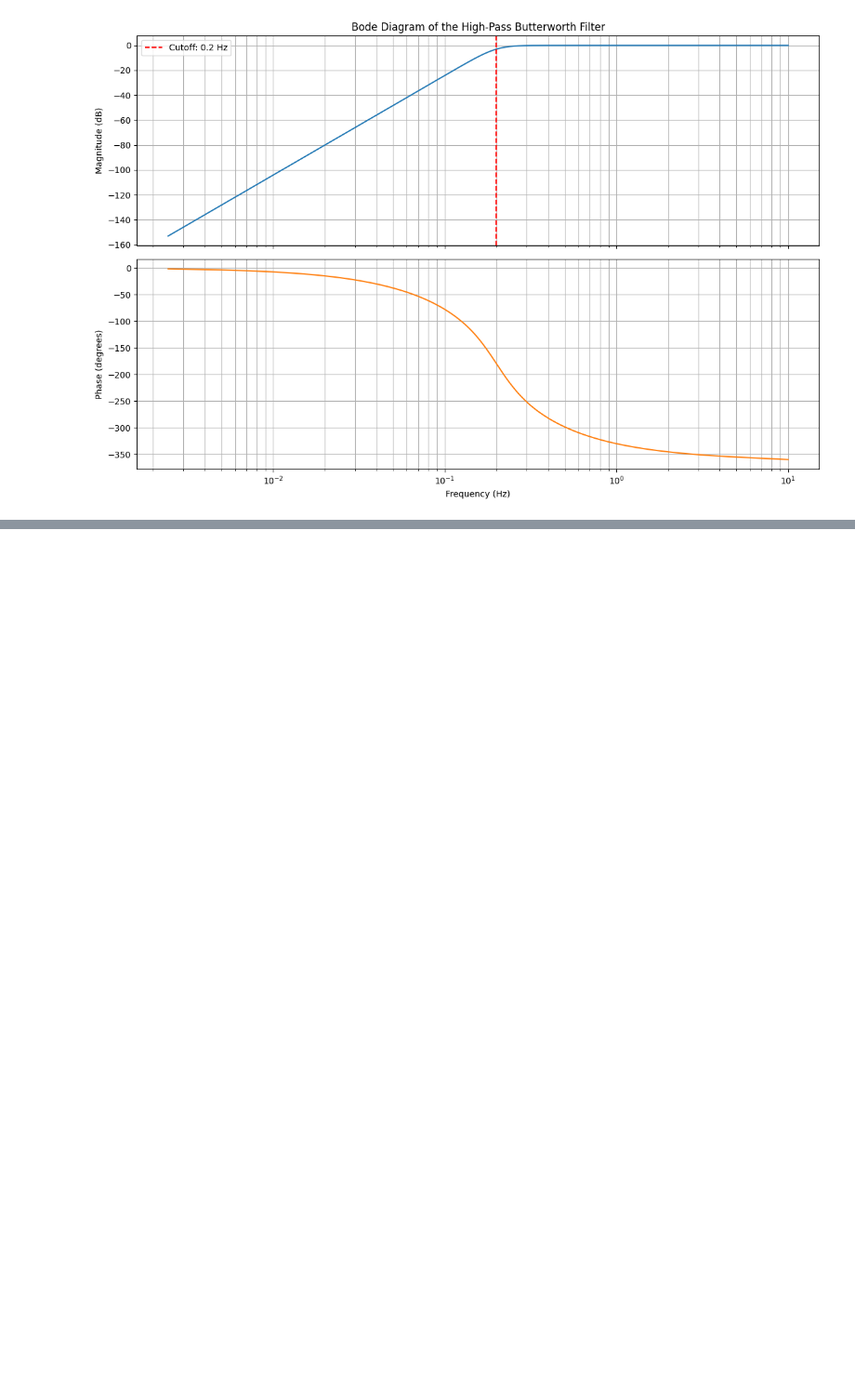
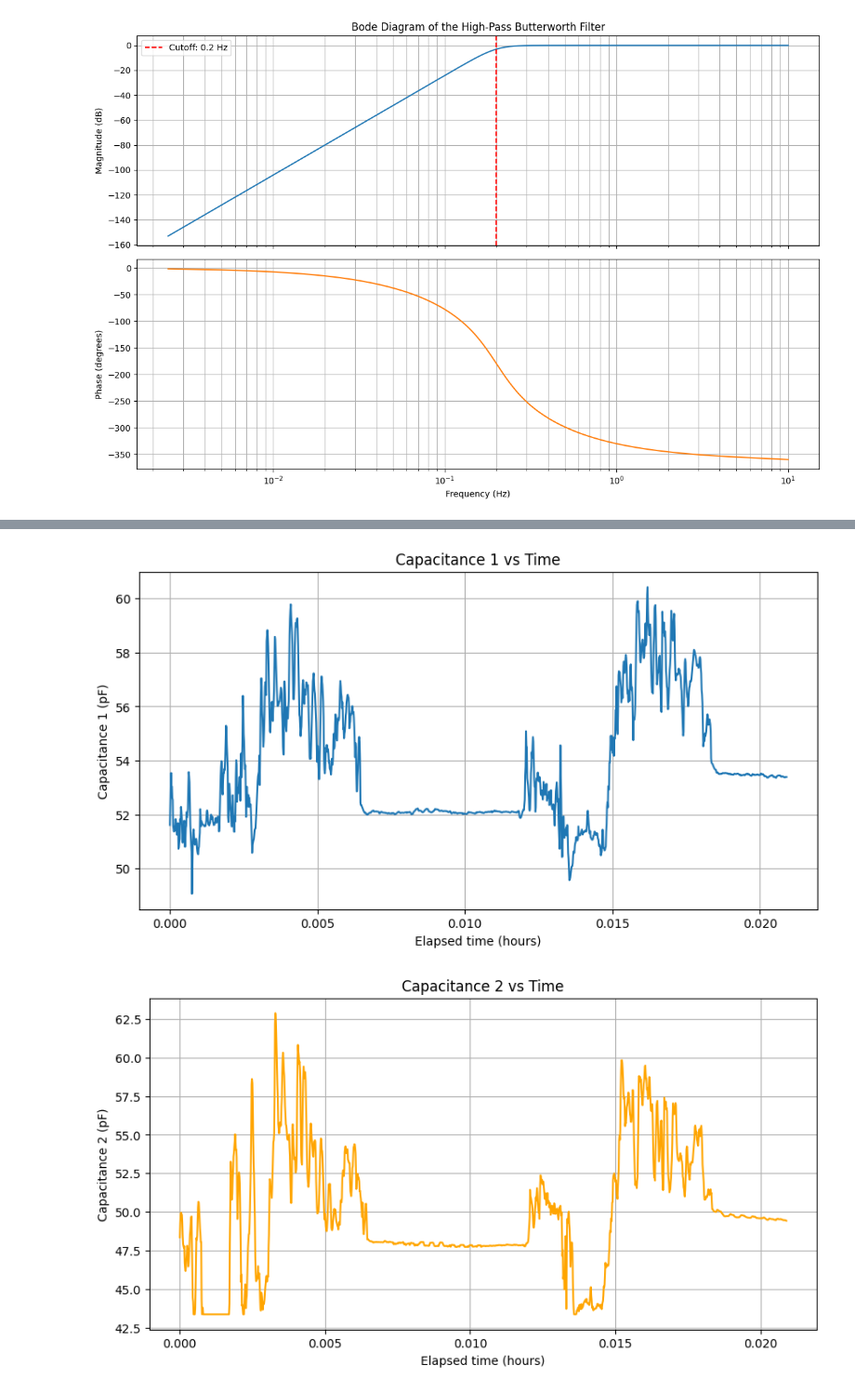
Before and after one commit to Qawes/CapMeter, a Jupyter notebook: MVP_measurements/data_analytics/plotter.ipynb, the cells around one changed output, grey strips where cells are left out. Shown at 93% size. Cells and saved outputs as stored; diff of their text form; code cells hidden in the pictures; blank space fills up the shorter version.

```diff
--- a/MVP_measurements/data_analytics/plotter.ipynb
+++ b/MVP_measurements/data_analytics/plotter.ipynb
@@ -405,0 +539,73 @@ plt.show()
+# %%
+import pandas as pd
+import matplotlib.pyplot as plt
+
+file_path = "fdc1004_data_visszateszt.csv"
+
+data = pd.read_csv(file_path)
+data.columns = data.columns.str.strip()
+
+# Get column names from the CSV header row
+timestamp_key, capacitance_1_key, capacitance_2_key = data.columns[:3]
+time = data[timestamp_key]
+# Convert timestamps while allowing session-marker rows
+time_numeric = pd.to_numeric(time, errors="coerce")
+
+# Build a continuous timestamp across restarted logging sessions
+continuous_time_ms = pd.Series(index=time.index, dtype="float64")
+offset_ms = 0.0
+last_raw_time = None
+last_continuous_time = None
+
+for index, raw_value in time_numeric.items():
+    if pd.isna(raw_value):
+        # Keep an append-session marker in the table without breaking the plot
+        continuous_time_ms.loc[index] = last_continuous_time
+        continue
+
+    if last_raw_time is not None and raw_value < last_raw_time:
+        # Timestamp counter restarted
+        offset_ms = last_continuous_time - raw_value
+
+    continuous_value = raw_value + offset_ms
+    continuous_time_ms.loc[index] = continuous_value
+
+    last_raw_time = raw_value
+    last_continuous_time = continuous_value
+
+time_hours = (continuous_time_ms - continuous_time_ms.iloc[0]) / 3600000
+
+capacitance_1 = pd.to_numeric(data[capacitance_1_key], errors="coerce")
+capacitance_2 = pd.to_numeric(data[capacitance_2_key], errors="coerce")
+
+# Capacitance 1
+plt.figure(figsize=(10, 5))
+plt.plot(time_hours, capacitance_1)
+plt.xlabel("Elapsed time (hours)")
+plt.ylabel("Capacitance 1 (pF)")
+plt.title("Capacitance 1 vs Time")
+plt.grid(True)
+plt.show()
+
+# Capacitance 2
+plt.figure(figsize=(10, 5))
+plt.plot(time_hours, capacitance_2, color="orange")
+plt.xlabel("Elapsed time (hours)")
+plt.ylabel("Capacitance 2 (pF)")
+plt.title("Capacitance 2 vs Time")
+plt.grid(True)
+plt.show()
+
+# Both capacitances
+plt.figure(figsize=(10, 5))
+plt.plot(time_hours, capacitance_1, label="Capacitance 1")
+plt.plot(time_hours, capacitance_2, label="Capacitance 2")
+plt.xlabel("Elapsed time (hours)")
+plt.ylabel("Capacitance (pF)")
+plt.title("Capacitances vs Time")
+plt.legend()
+plt.grid(True)
+plt.show()
+# %% [output]
+[figure, added]
+[figure, added]
```
Also changed, not shown: parts of 10 cells of this notebook, 4 other files.
